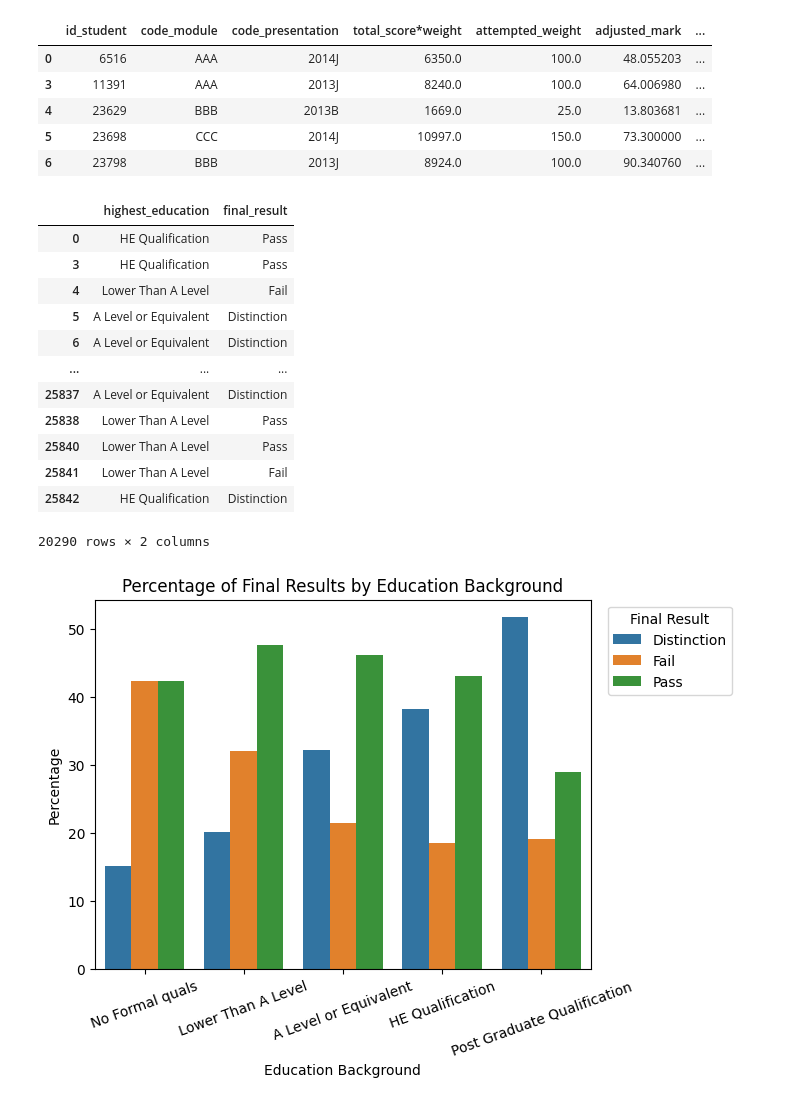
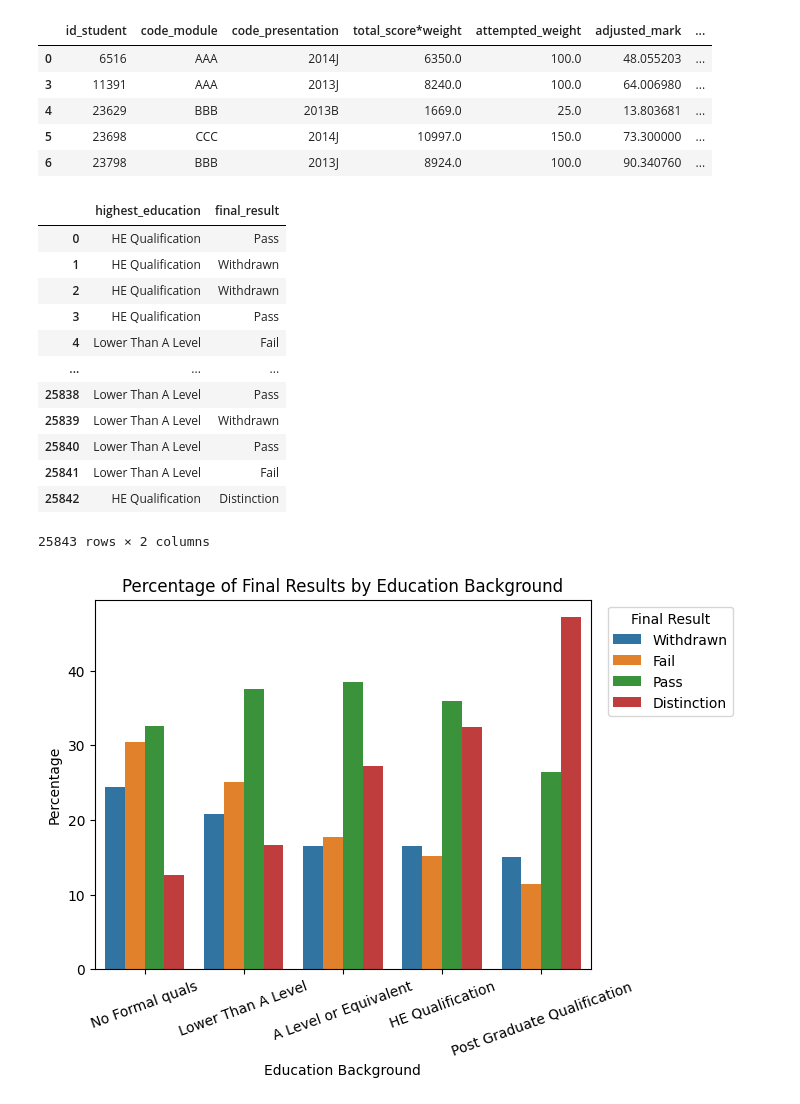
Before and after one commit to Miranda-Bai/PersonalizedLearningContent, a Jupyter notebook: improveVisual.ipynb, the cells around one changed output. Cells and saved outputs as stored; diff of their text form; code cells hidden in the pictures.

```diff
--- a/improveVisual.ipynb
+++ b/improveVisual.ipynb
@@ -8,6 +8,6 @@ from mpl_toolkits.mplot3d import Axes3D
 import seaborn as sns
 # %%
 # load data
-data = pd.read_csv('data/OULAD_cleaned_data.csv')
+data = pd.read_csv('data/combineVle.csv')
 data.head()
 # %% [output]
@@ -20,5 +20,5 @@ data.head()
 # %%
-# drop null
-data.dropna(inplace=True)
+# drop null, don't need
+# data.dropna(inplace=True)
 data.shape
 # %% [output]
@@ -26,7 +26,7 @@ data.shape
 # %%
-# adjust IMD band Oct-20 to 10-20%
-data["imd_band"] = data["imd_band"].replace('Oct-20', '10-20%')
-data.shape
+# adjust IMD band Oct-20 to 10-20%, already done
+# data["imd_band"] = data["imd_band"].replace('Oct-20', '10-20%')
+# data.shape
 # %% [output]
 |  | id_student | code_module | code_presentation | total_score*weight | attempted_weight | adjusted_mark | ... |
 | 0 | 6516 | AAA | 2014J | 6350.0 | 100.0 | 48.055203 | ... |
@@ -35,46 +35,52 @@ data.shape
 | 5 | 23698 | CCC | 2014J | 10997.0 | 150.0 | 73.300000 | ... |
 | 6 | 23798 | BBB | 2013J | 8924.0 | 100.0 | 90.340760 | ... |
 # %%
-# add percentage
 temp_df =  data[["highest_education","final_result"]]
 temp_df
 # %% [output]
 |  | highest_education | final_result |
 | 0 | HE Qualification | Pass |
+| 1 | HE Qualification | Withdrawn |
+| 2 | HE Qualification | Withdrawn |
 | 3 | HE Qualification | Pass |
 | 4 | Lower Than A Level | Fail |
-| 5 | A Level or Equivalent | Distinction |
-| 6 | A Level or Equivalent | Distinction |
 | ... | ... | ... |
-| 25837 | A Level or Equivalent | Distinction |
 | 25838 | Lower Than A Level | Pass |
+| 25839 | Lower Than A Level | Withdrawn |
 | 25840 | Lower Than A Level | Pass |
 | 25841 | Lower Than A Level | Fail |
 | 25842 | HE Qualification | Distinction |
-20290 rows × 2 columns
+25843 rows × 2 columns
 # %%
 desired_order=["No Formal quals", "Lower Than A Level", "A Level or Equivalent", "HE Qualification", "Post Graduate Qualification"]
+
+# Define the desired order of the final_result categories
+category_order = ["Withdrawn", "Fail", "Pass", "Distinction"]
+
 # Group the data by education level and final result, and calculate the percentage
 grouped_data = temp_df.groupby(['highest_education', 'final_result']).size()
 percentage = grouped_data / grouped_data.groupby('highest_education').transform('sum') * 100
 
 # Reset the index of the grouped data
 grouped_data = grouped_data.reset_index()
 percentage = percentage.reset_index()
+
+# Order the final_result categories using pd.Categorical
+percentage['final_result'] = pd.Categorical(percentage['final_result'], categories=category_order)
 
 # Plot the grouped bar chart
 sns.barplot(data=percentage, x='highest_education', y=0, hue='final_result', order=desired_order)
 plt.xlabel('Education Background')
 plt.ylabel('Percentage')
 plt.title('Percentage of Final Results by Education Background')
 plt.legend(title='Final Result', bbox_to_anchor=(1.02, 1), loc='upper left')
 
 plt.xticks(rotation=20)
 
 # Show the plot
 plt.show()
 # %% [output]
-[figure, old version]
+[figure, new version]
 # %%
 temp_df2 =  data[["age_band","final_result"]]
 temp_df2
```
Also changed, not shown: parts of 15 cells of this notebook, 5 other files.
